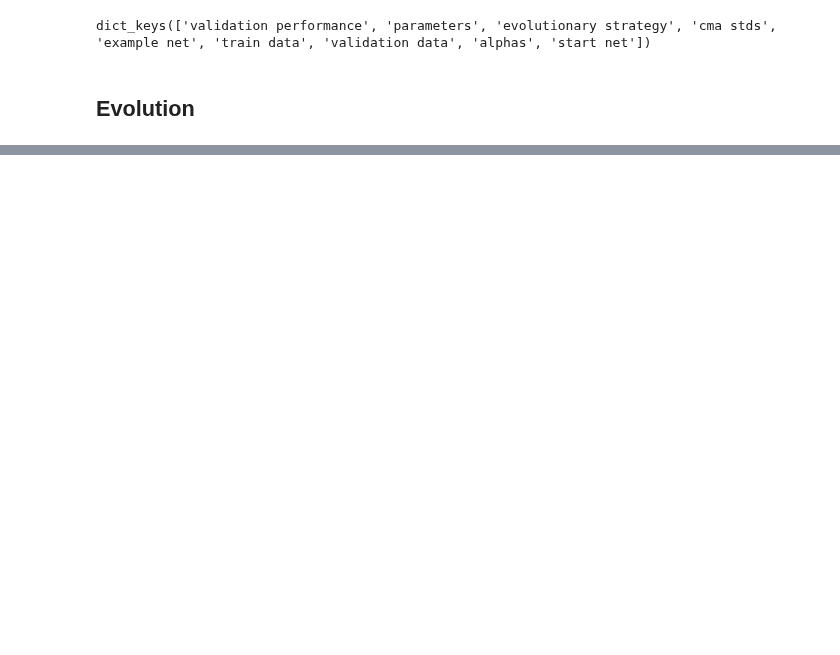
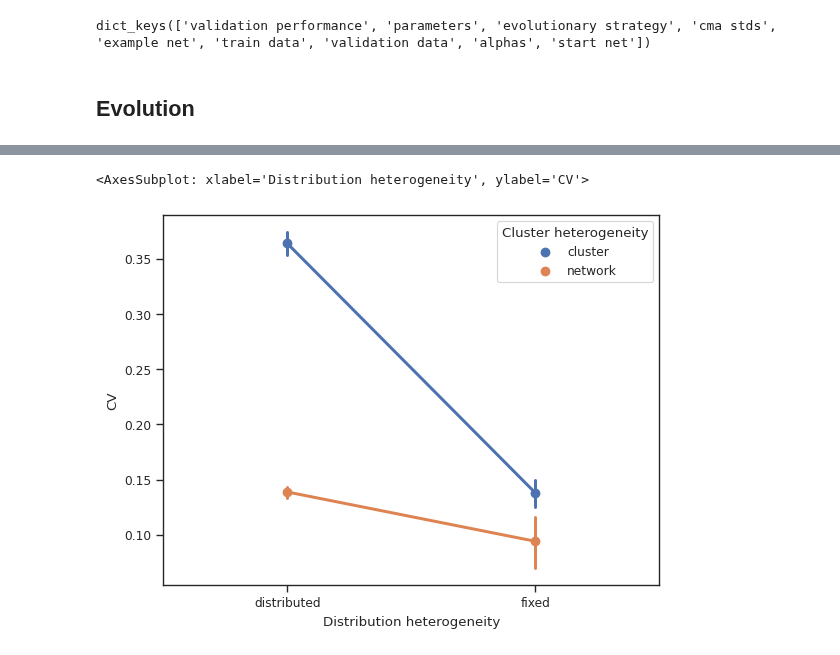
Before and after one commit to StefanIacob/DDN-public, a Jupyter notebook: analysis.ipynb, the cells around one changed output, grey strips where cells are left out. Saved outputs shown, nothing was run; the diff lists cells and outputs as text; code cells hidden in the pictures; blank space fills up the shorter version.

```diff
--- a/analysis.ipynb
+++ b/analysis.ipynb
@@ -106,0 +198,31 @@ plt.legend()
+# %%
+def heterogeneity(network):
+    decays = network.decay
+    sig = np.std(decays)
+    mean = np.mean(decays)
+    CV = sig/mean
+    return CV
+CV_final_nets = {
+    'CV' : [],
+    'Network type': [],
+    'Distribution heterogeneity': [],
+    'Cluster heterogeneity': []
+}
+
+def write_CV(dict, CV, net_type, f1, f2):
+    dict['CV'].append(CV)
+    dict['Network type'].append(net_type)
+    dict['Distribution heterogeneity'].append(f1)
+    dict['Cluster heterogeneity'].append(f2)
+
+for factor_1 in final_nets:
+    for factor_2 in final_nets[factor_1]:
+        for factor_3 in final_nets[factor_1][factor_2]:
+            for net in final_nets[factor_1][factor_2][factor_3]:
+                CV = heterogeneity(net)
+                write_CV(CV_final_nets, CV, factor_1, factor_2, factor_3)
+# %%
+CV_df = pd.DataFrame.from_dict(CV_final_nets)
+CV_df_esn = CV_df[CV_df['Network type'] == 'esn']
+CV_df_ddn = CV_df[CV_df['Network type'] == 'ddn']
+CV_df_esn.head()
@@ -106,0 +236,5 @@ plt.legend()
+# %%
+sns.pointplot(CV_df_esn, y='CV', x='Distribution heterogeneity', hue='Cluster heterogeneity')
+# %% [output]
+<AxesSubplot: xlabel='Distribution heterogeneity', ylabel='CV'>
+[figure, added]
```
Also changed, not shown: parts of 14 cells of this notebook, 17 other files.
